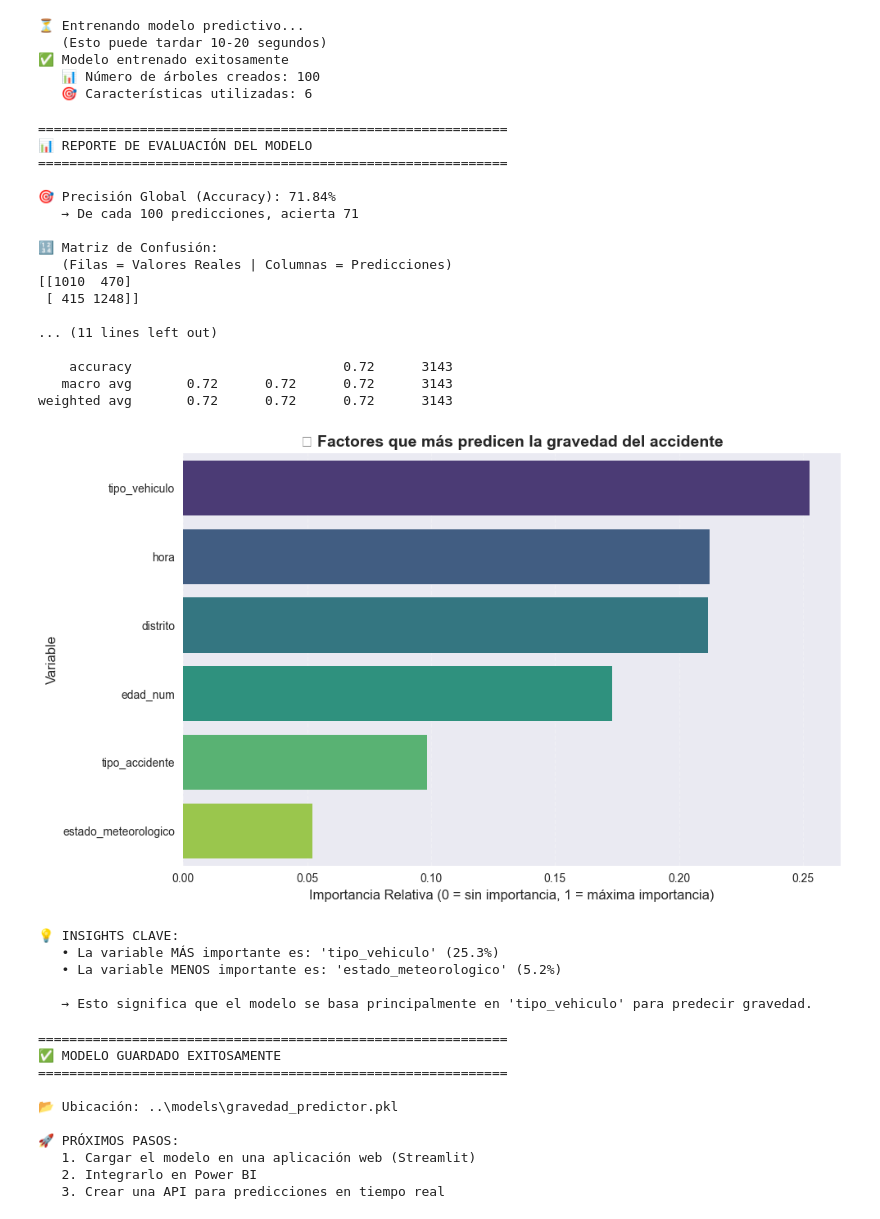
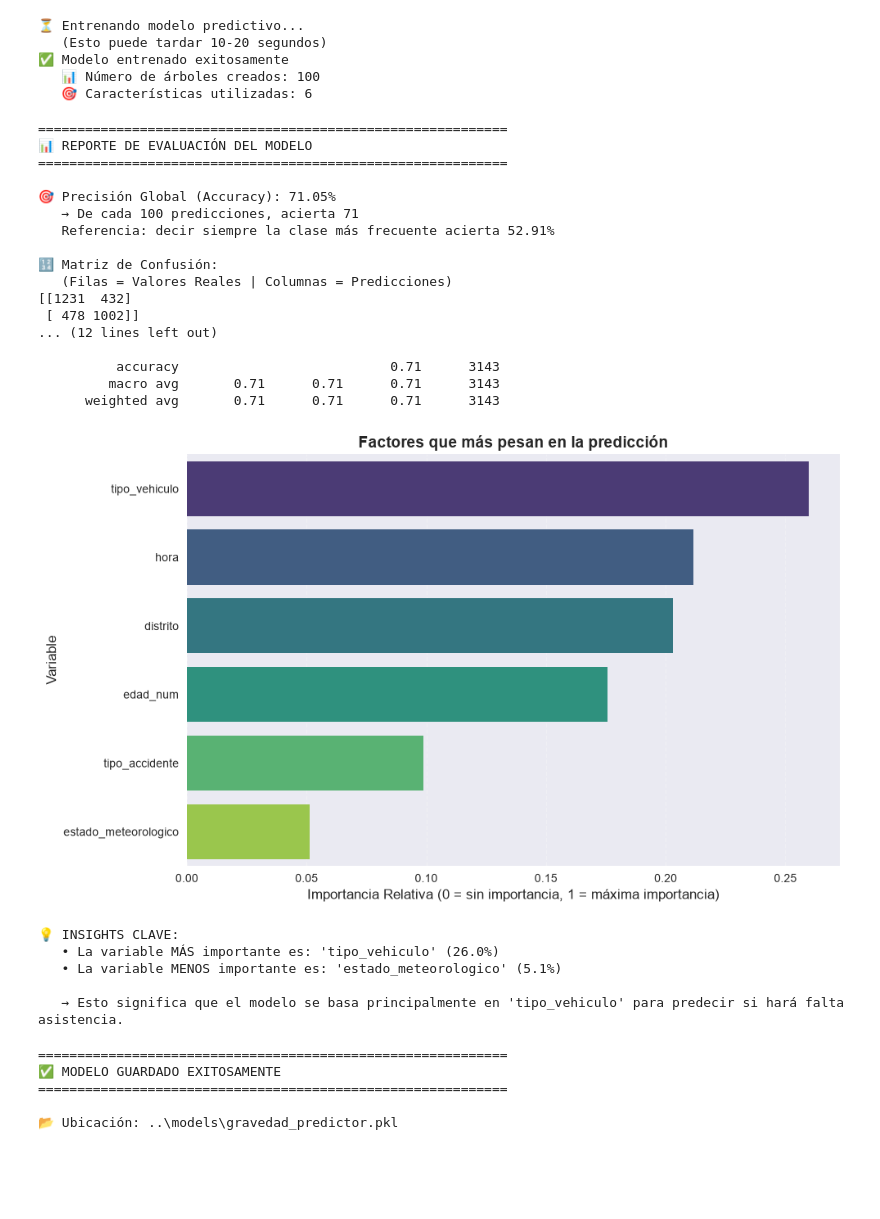
Before and after one commit to jleonceo/accident-intelligent-agent, a Jupyter notebook: notebooks/02_modelo_predictivo_gravedad.ipynb, the cells around one changed output. Cells and saved outputs as stored; diff of their text form; code cells hidden in the pictures; blank space fills up the shorter version.

```diff
--- a/notebooks/02_modelo_predictivo_gravedad.ipynb
+++ b/notebooks/02_modelo_predictivo_gravedad.ipynb
@@ -87,9 +52,9 @@ df = involved.merge(
     on='id_accident', how='left'
 )
 
-# 🎯 Definir Target: 0=Leve, 1=Grave (según códigos oficiales DGT/Madrid)
-# Lesividad 1-7 → Leve | 14 → Grave | Otros → NaN (excluimos fallecidos y sin dato)
-df['target'] = df['lesividad'].apply(lambda x: 0 if pd.notna(x) and 1 <= x <= 7 else (1 if x == 14 else np.nan))
+# 🎯 Objetivo: 1 = necesitó asistencia sanitaria (códigos 1 a 7), 0 = sin asistencia (código 14).
+# Fuera: sin código y 77 (se desconoce). Códigos según la estructura oficial del Ayuntamiento.
+df['target'] = df['lesividad'].apply(lambda x: 1 if pd.notna(x) and 1 <= x <= 7 else (0 if x == 14 else np.nan))
 df = df.dropna(subset=['target'])
 df['target'] = df['target'].astype(int)
 
@@ -117,7 +82,7 @@ df['estado_meteorologico'] = df['estado_meteorologico'].fillna('Desconocido')
 df['tipo_vehiculo'] = df['tipo_vehiculo'].fillna('Desconocido')
 
 print(f"✅ Dataset preparado: {len(df):,} registros válidos")
-print(f"Distribución de clases:\n{df['target'].map({0: 'Leve', 1: 'Grave'}).value_counts()}")
+print(f"Distribución de clases:\n{df['target'].map({0: 'Sin asistencia', 1: 'Con asistencia'}).value_counts()}")
 # %% [output]
 ✅ Dataset preparado: 15,715 registros válidos
 Distribución de clases:
@@ -139,13 +104,15 @@ y = df['target']
 # 🔄 CODIFICAR VARIABLES CATEGÓRICAS
 # Los algoritmos de Machine Learning solo trabajan con números.
 # LabelEncoder convierte cada categoría única a un entero (ej: "CENTRO"→2, "SALAMANCA"→5)
-cat_cols = X.select_dtypes(include=['object']).columns
+cat_cols = ['distrito', 'tipo_accidente', 'estado_meteorologico', 'tipo_vehiculo']
+encoders = {}  # se guardan para codificar igual los casos de prueba del final
 for col in cat_cols:
     le = LabelEncoder()
     X[col] = le.fit_transform(X[col].astype(str))
+    encoders[col] = le
 
 # 📊 DIVIDIR DATOS: 80% para entrenar, 20% para evaluar rendimiento real
-# stratify=y mantiene la proporción original de Leves/Graves en ambos grupos
+# stratify=y mantiene la misma proporción de las dos clases en ambos grupos
 X_train, X_test, y_train, y_test = train_test_split(X, y, test_size=0.2, random_state=42, stratify=y)
 
 print(f"✅ Datos listos para el modelo:")
@@ -198,6 +165,7 @@ print("="*60)
 accuracy = accuracy_score(y_test, y_pred)
 print(f"\n🎯 Precisión Global (Accuracy): {accuracy:.2%}")
 print(f"   → De cada 100 predicciones, acierta {int(accuracy*100)}")
+print(f"   Referencia: decir siempre la clase más frecuente acierta {y_test.value_counts(normalize=True).max():.2%}")
 
 # 📋 Matriz de Confusión: Detalle de aciertos/errores por clase
 print("\n🔢 Matriz de Confusión:")
@@ -205,63 +173,63 @@ print("   (Filas = Valores Reales | Columnas = Predicciones)")
 cm = confusion_matrix(y_test, y_pred)
 print(cm)
 print(f"\nInterpretación:")
-print(f"  • Verdaderos Leves predichos correctamente: {cm[0,0]}")
-print(f"  • Leves clasificados erróneamente como Graves: {cm[0,1]}")
-print(f"  • Graves clasificados erróneamente como Leves: {cm[1,0]}")
-print(f"  • Verdaderos Graves predichos correctamente: {cm[1,1]}")
+print(f"  • Sin asistencia, acertados: {cm[0,0]}")
+print(f"  • Sin asistencia, predichos con asistencia: {cm[0,1]}")
+print(f"  • Con asistencia, predichos sin asistencia: {cm[1,0]}")
+print(f"  • Con asistencia, acertados: {cm[1,1]}")
 
 # 📝 Reporte detallado: Precisión, Recall y F1-Score por clase
 print("\n📝 Reporte de Clasificación Detallado:")
-print(classification_report(y_test, y_pred, target_names=['Leve (0)', 'Grave (1)']))
+print(classification_report(y_test, y_pred, target_names=['Sin asistencia (0)', 'Con asistencia (1)']))
 # %% [output]
 ============================================================
 📊 REPORTE DE EVALUACIÓN DEL MODELO
 ============================================================
 
-🎯 Precisión Global (Accuracy): 71.84%
+🎯 Precisión Global (Accuracy): 71.05%
    → De cada 100 predicciones, acierta 71
+   Referencia: decir siempre la clase más frecuente acierta 52.91%
 
 🔢 Matriz de Confusión:
    (Filas = Valores Reales | Columnas = Predicciones)
-[[1010  470]
- [ 415 1248]]
+[[1231  432]
+ [ 478 1002]]
+... (12 lines left out)
 
-... (11 lines left out)
-
-    accuracy                           0.72      3143
-   macro avg       0.72      0.72      0.72      3143
-weighted avg       0.72      0.72      0.72      3143
+          accuracy                           0.71      3143
+         macro avg       0.71      0.71      0.71      3143
+      weighted avg       0.71      0.71      0.71      3143
 # %%
 # ============================================
 # 6️⃣ INTERPRETABILIDAD: ¿QUÉ FACTORES SON MÁS IMPORTANTES?
 # ============================================
 
 # 🧠 Random Forest nos dice qué variables usó más para tomar decisiones
 importances = model.feature_importances_
 feat_imp = pd.Series(importances, index=features).sort_values(ascending=False)
 
 # 📊 Crear gráfico de barras horizontal
 plt.figure(figsize=(10, 6))
-sns.barplot(x=feat_imp.values, y=feat_imp.index, palette='viridis')
-plt.title('🔍 Factores que más predicen la gravedad del accidente', fontsize=14, fontweight='bold')
+sns.barplot(x=feat_imp.values, y=feat_imp.index, hue=feat_imp.index, palette='viridis', legend=False)
+plt.title('Factores que más pesan en la predicción', fontsize=14, fontweight='bold')
 plt.xlabel('Importancia Relativa (0 = sin importancia, 1 = máxima importancia)', fontsize=12)
 plt.ylabel('Variable', fontsize=12)
 plt.grid(axis='x', alpha=0.3, linestyle='--')
 plt.tight_layout()
 plt.show()
 
 # 💡 Imprimir interpretación
 print("\n💡 INSIGHTS CLAVE:")
 print(f"   • La variable MÁS importante es: '{feat_imp.index[0]}' ({feat_imp.values[0]:.1%})")
 print(f"   • La variable MENOS importante es: '{feat_imp.index[-1]}' ({feat_imp.values[-1]:.1%})")
-print(f"\n   → Esto significa que el modelo se basa principalmente en '{feat_imp.index[0]}' para predecir gravedad.")
+print(f"\n   → Esto significa que el modelo se basa principalmente en '{feat_imp.index[0]}' para predecir si hará falta asistencia.")
 # %% [output]
-[figure, old version]
+[figure, new version]
 💡 INSIGHTS CLAVE:
-   • La variable MÁS importante es: 'tipo_vehiculo' (25.3%)
-   • La variable MENOS importante es: 'estado_meteorologico' (5.2%)
+   • La variable MÁS importante es: 'tipo_vehiculo' (26.0%)
+   • La variable MENOS importante es: 'estado_meteorologico' (5.1%)
 
-   → Esto significa que el modelo se basa principalmente en 'tipo_vehiculo' para predecir gravedad.
+   → Esto significa que el modelo se basa principalmente en 'tipo_vehiculo' para predecir si hará falta asistencia.
 # %%
 # ============================================
 # 7️⃣ GUARDAR MODELO PARA USO FUTURO
@@ -278,18 +246,9 @@ print("="*60)
 print("✅ MODELO GUARDADO EXITOSAMENTE")
 print("="*60)
 print(f"\n📂 Ubicación: {model_path}")
-print(f"\n🚀 PRÓXIMOS PASOS:")
-print(f"   1. Cargar el modelo en una aplicación web (Streamlit)")
-print(f"   2. Integrarlo en Power BI")
-print(f"   3. Crear una API para predicciones en tiempo real")
 # %% [output]
 ============================================================
 ✅ MODELO GUARDADO EXITOSAMENTE
 ============================================================
 
 📂 Ubicación: ..\models\gravedad_predictor.pkl
-
-🚀 PRÓXIMOS PASOS:
-   1. Cargar el modelo en una aplicación web (Streamlit)
-   2. Integrarlo en Power BI
-   3. Crear una API para predicciones en tiempo real
```
Also changed, not shown: parts of 12 cells of this notebook, 8 other files.
